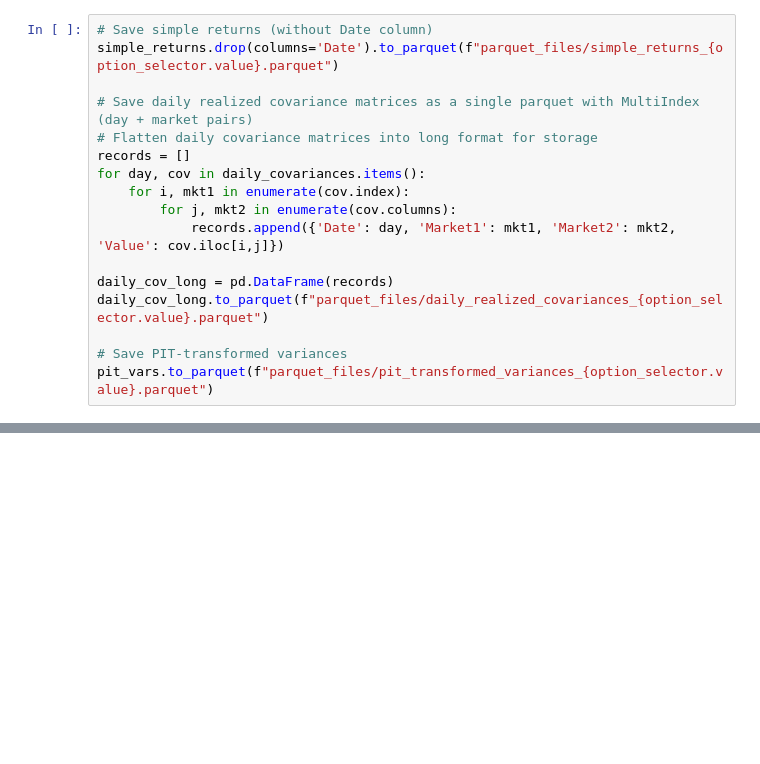
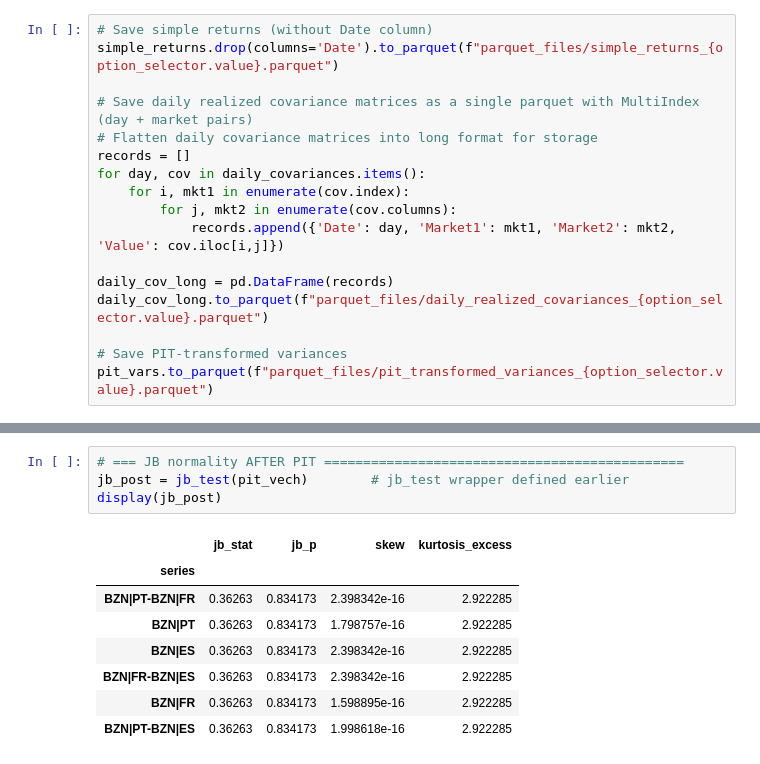
Before and after one commit to franrolotti/volatility-spillovers-methodology, a Jupyter notebook: 02_compute_realized_volatilities.ipynb, the cells around one changed output, grey strips where cells are left out. Cells and saved outputs as stored; diff of their text form; blank space fills up the shorter version.

```diff
--- a/02_compute_realized_volatilities.ipynb
+++ b/02_compute_realized_volatilities.ipynb
@@ -403,0 +532,13 @@ ImportError: cannot import name 'phillips_perron' from 'statsmodels.tsa.stattool
+# %%
+# === JB normality AFTER PIT ==============================================
+jb_post = jb_test(pit_vech)        # jb_test wrapper defined earlier
+display(jb_post)
+# %% [output]
+|  | jb_stat | jb_p | skew | kurtosis_excess |
+| series |  |  |  |  |
+| BZN|PT-BZN|FR | 0.36263 | 0.834173 | 2.398342e-16 | 2.922285 |
+| BZN|PT | 0.36263 | 0.834173 | 1.798757e-16 | 2.922285 |
+| BZN|ES | 0.36263 | 0.834173 | 2.398342e-16 | 2.922285 |
+| BZN|FR-BZN|ES | 0.36263 | 0.834173 | 2.398342e-16 | 2.922285 |
+| BZN|FR | 0.36263 | 0.834173 | 1.598895e-16 | 2.922285 |
+| BZN|PT-BZN|ES | 0.36263 | 0.834173 | 1.998618e-16 | 2.922285 |
```
Also changed, not shown: parts of 16 cells of this notebook, 1 other file.
